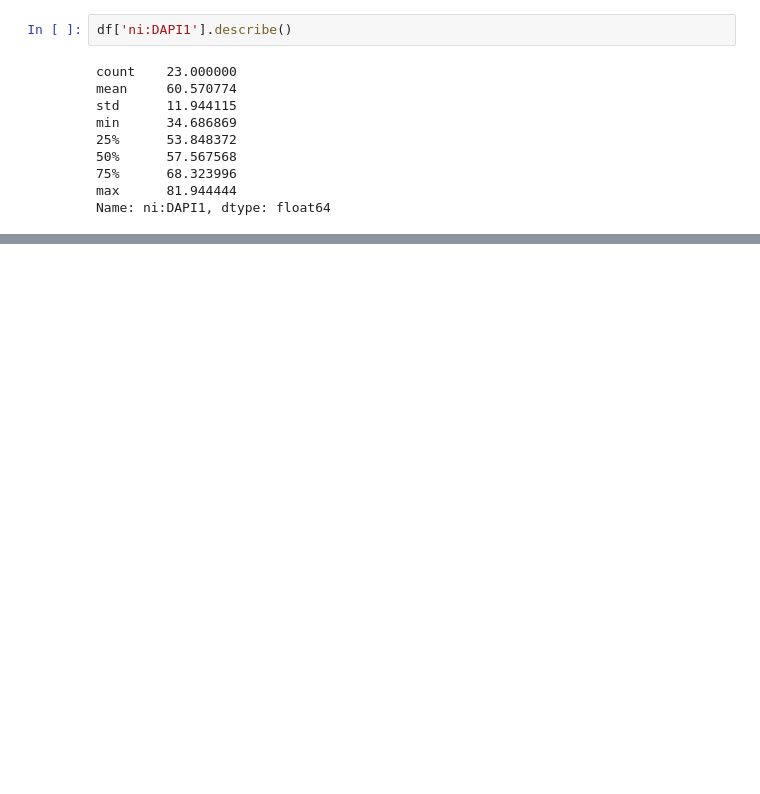
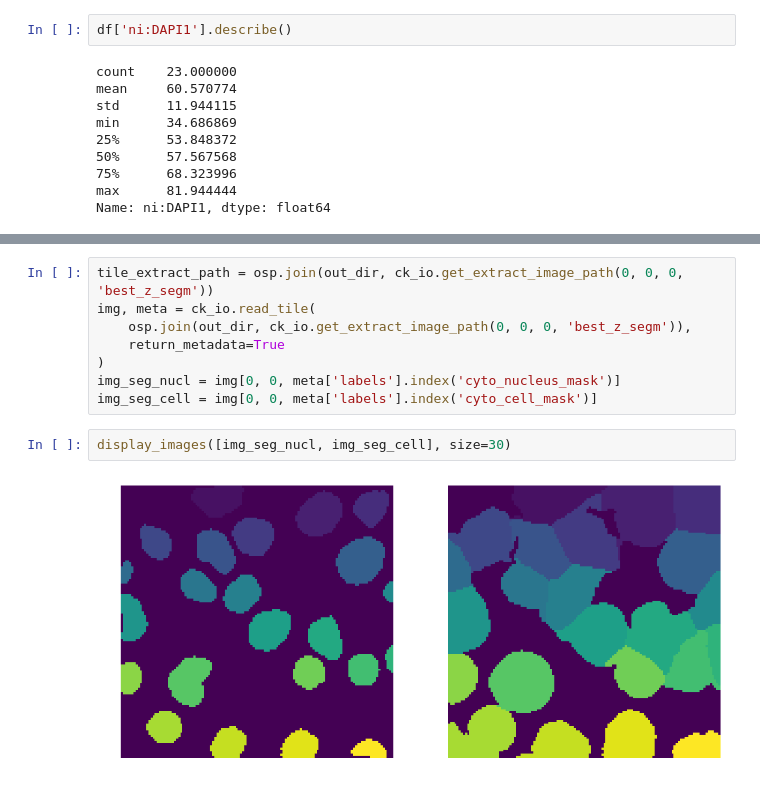
Before and after one commit to hammerlab/cytokit, a Jupyter notebook: python/notebooks/simulation/experiment_generator_02.ipynb, the cells around one changed output, grey strips where cells are left out. Drawn from its saved outputs; the diff is of its cells as text; blank space fills up the shorter version.

```diff
--- a/python/notebooks/simulation/experiment_generator_02.ipynb
+++ b/python/notebooks/simulation/experiment_generator_02.ipynb
@@ -324,0 +344,12 @@ config.deconvolution_params['scale_factor']
+# %%
+tile_extract_path = osp.join(out_dir, ck_io.get_extract_image_path(0, 0, 0, 'best_z_segm'))
+img, meta = ck_io.read_tile(
+    osp.join(out_dir, ck_io.get_extract_image_path(0, 0, 0, 'best_z_segm')),
+    return_metadata=True
+)
+img_seg_nucl = img[0, 0, meta['labels'].index('cyto_nucleus_mask')]
+img_seg_cell = img[0, 0, meta['labels'].index('cyto_cell_mask')]
+# %%
+display_images([img_seg_nucl, img_seg_cell], size=30)
+# %% [output]
+[figure, added]
```
Also changed, not shown: parts of 14 cells of this notebook, 18 other files.
